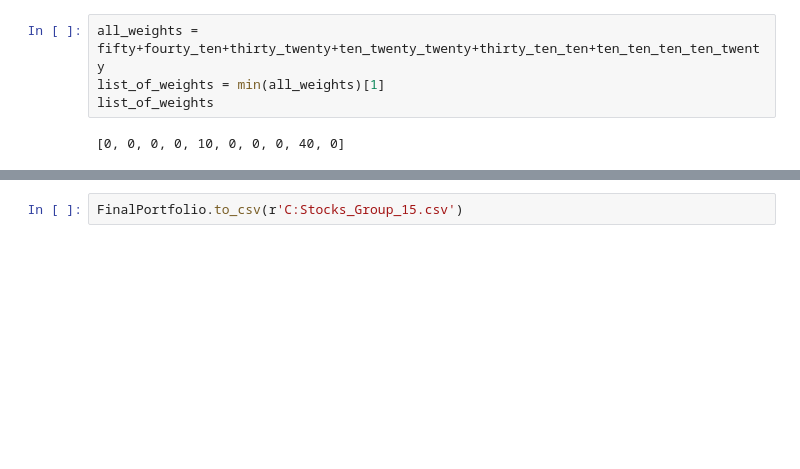
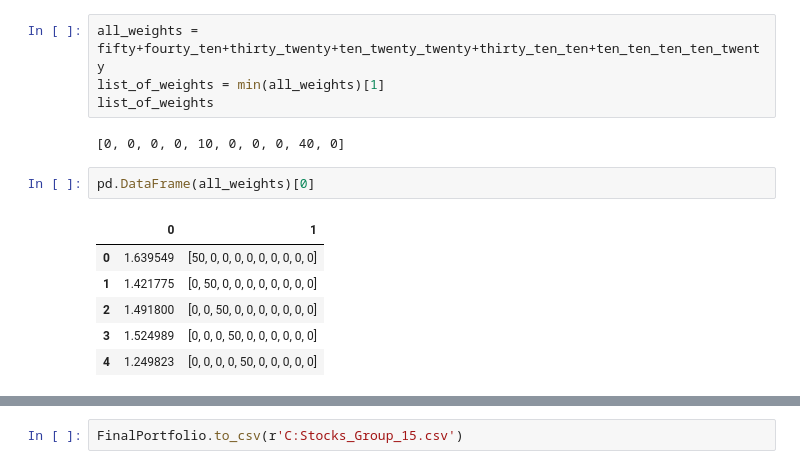
Before and after one commit to airickLeo/Personal-Algo-Bot, a Jupyter notebook: Team_15_Assignment.ipynb, the cells around one changed output, grey strips where cells are left out. Saved outputs shown, nothing was run; the diff lists cells and outputs as text; blank space fills up the shorter version.

```diff
--- a/Team_15_Assignment.ipynb
+++ b/Team_15_Assignment.ipynb
@@ -671,3 +690,12 @@ list_of_weights = min(all_weights)[1]
 list_of_weights
 # %% [output]
 [0, 0, 0, 0, 10, 0, 0, 0, 40, 0]
+# %%
+pd.DataFrame(all_weights)[0]
+# %% [output]
+|  | 0 | 1 |
+| 0 | 1.639549 | [50, 0, 0, 0, 0, 0, 0, 0, 0, 0] |
+| 1 | 1.421775 | [0, 50, 0, 0, 0, 0, 0, 0, 0, 0] |
+| 2 | 1.491800 | [0, 0, 50, 0, 0, 0, 0, 0, 0, 0] |
+| 3 | 1.524989 | [0, 0, 0, 50, 0, 0, 0, 0, 0, 0] |
+| 4 | 1.249823 | [0, 0, 0, 0, 50, 0, 0, 0, 0, 0] |
```
Also changed, not shown: parts of 18 cells of this notebook.
